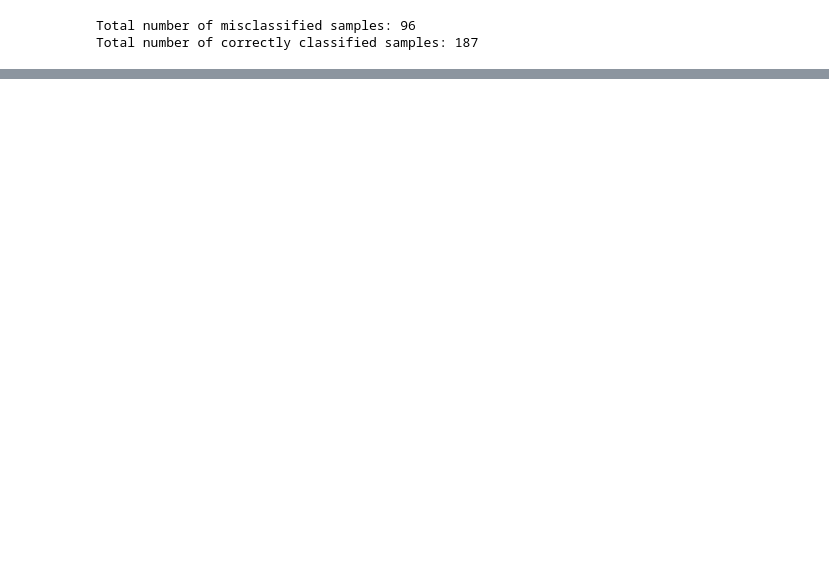
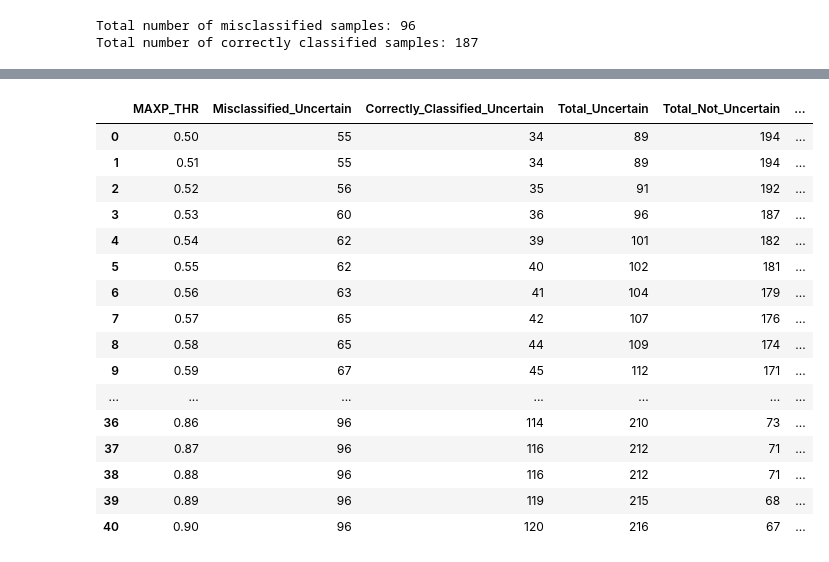
Before and after one commit to FaridRash/Advance-Statistical-Learnin--Semester-3, a Jupyter notebook: Farid/Farid_GLM.ipynb, the cells around one changed output, grey strips where cells are left out. Saved outputs shown, nothing was run; the diff lists cells and outputs as text; code cells hidden in the pictures; blank space fills up the shorter version.

```diff
--- a/Farid/Farid_GLM.ipynb
+++ b/Farid/Farid_GLM.ipynb
@@ -849,7 +849,7 @@ y_pred = P.argmax(axis=1)
 
 # Thresholds
 MAXP_THR = 0.55   # flag if max prob < 60%
-GAP_THR  = 0.10   # flag if top-2 probs too close
+GAP_THR  = 0.15   # flag if top-2 probs too close
 ENTR_THR = 1.0    # entropy cutoff (max = ln(4)=1.386)
 
 # Compute metrics
@@ -976,0 +1080,65 @@ correctly_classified_uncertain_count * 100 / total_correctly_classified_count
+# %%
+import pandas as pd
+
+# DataFrame to store the results
+analysis_results = []
+
+# Iterate through the results for each MAXP_THR
+for maxp_thr, flags_df in results_by_maxp_thr.items():
+    # Filter for samples flagged as uncertain
+    uncertain_samples = flags_df[flags_df['uncertain_final'] == True]
+
+    # Filter for samples not flagged as uncertain
+    not_uncertain_samples = flags_df[flags_df['uncertain_final'] == False]
+
+    # Calculate misclassified and correctly classified counts for uncertain samples
+    misclassified_uncertain = uncertain_samples[uncertain_samples['y_true'] != uncertain_samples['y_pred']].shape[0]
+    correctly_classified_uncertain = uncertain_samples[uncertain_samples['y_true'] == uncertain_samples['y_pred']].shape[0]
+
+    # Calculate misclassified and correctly classified counts for not uncertain samples
+    misclassified_not_uncertain = not_uncertain_samples[not_uncertain_samples['y_true'] != not_uncertain_samples['y_pred']].shape[0]
+    correctly_classified_not_uncertain = not_uncertain_samples[not_uncertain_samples['y_true'] == not_uncertain_samples['y_pred']].shape[0]
+
+    # Count total misclassified and correctly classified samples for this threshold
+    total_misclassified = flags_df[flags_df['y_true'] != flags_df['y_pred']].shape[0]
+    total_correctly_classified = flags_df[flags_df['y_true'] == flags_df['y_pred']].shape[0]
+
+
+    # Append the results for this threshold, including the requested ratios
+    analysis_results.append({
+        'MAXP_THR': maxp_thr,
+        'Misclassified_Uncertain': misclassified_uncertain,
+        'Correctly_Classified_Uncertain': correctly_classified_uncertain,
+        'Total_Uncertain': len(uncertain_samples),
+        'Total_Not_Uncertain': len(not_uncertain_samples),
+        'Total_Samples': len(flags_df),
+        'Total_Misclassified_Count': total_misclassified,
+        'Total_Correctly_Classified_Count': total_correctly_classified,
+        'Ratio_Misclassified_Uncertain_to_Total_Misclassified': misclassified_uncertain / total_misclassified if total_misclassified > 0 else 0,
+        'Ratio_Correctly_Classified_Uncertain_to_Total_Correctly_Classified': correctly_classified_uncertain / total_correctly_classified if total_correctly_classified > 0 else 0,
+        'Ratio_percentages': (correctly_classified_uncertain / total_correctly_classified) / (misclassified_uncertain / total_misclassified) if (misclassified_uncertain / total_misclassified) > 0 else 0
+    })
+
+# Convert the results to a DataFrame
+analysis_df = pd.DataFrame(analysis_results)
+
+# Display the results
+display(analysis_df)
+# %% [output]
+|  | MAXP_THR | Misclassified_Uncertain | Correctly_Classified_Uncertain | Total_Uncertain | Total_Not_Uncertain | ... |
+| 0 | 0.50 | 55 | 34 | 89 | 194 | ... |
+| 1 | 0.51 | 55 | 34 | 89 | 194 | ... |
+| 2 | 0.52 | 56 | 35 | 91 | 192 | ... |
+| 3 | 0.53 | 60 | 36 | 96 | 187 | ... |
+| 4 | 0.54 | 62 | 39 | 101 | 182 | ... |
+| 5 | 0.55 | 62 | 40 | 102 | 181 | ... |
+| 6 | 0.56 | 63 | 41 | 104 | 179 | ... |
+| 7 | 0.57 | 65 | 42 | 107 | 176 | ... |
+| 8 | 0.58 | 65 | 44 | 109 | 174 | ... |
+| 9 | 0.59 | 67 | 45 | 112 | 171 | ... |
+| ... | ... | ... | ... | ... | ... | ... |
+| 36 | 0.86 | 96 | 114 | 210 | 73 | ... |
+| 37 | 0.87 | 96 | 116 | 212 | 71 | ... |
+| 38 | 0.88 | 96 | 116 | 212 | 71 | ... |
+| 39 | 0.89 | 96 | 119 | 215 | 68 | ... |
+| 40 | 0.90 | 96 | 120 | 216 | 67 | ... |
```
Also changed, not shown: parts of 17 cells of this notebook.
